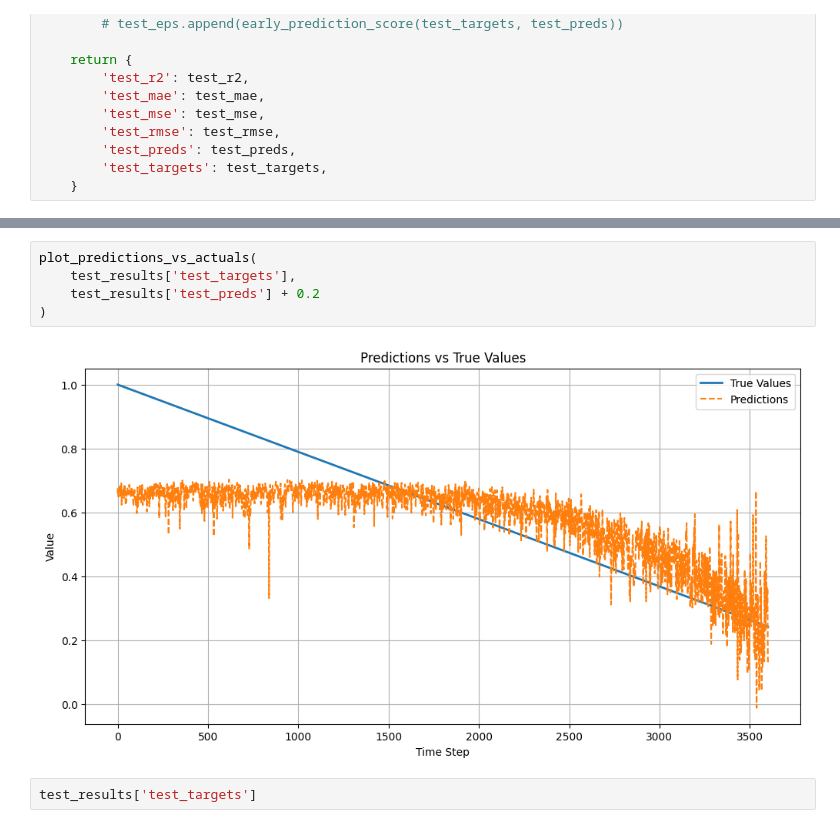
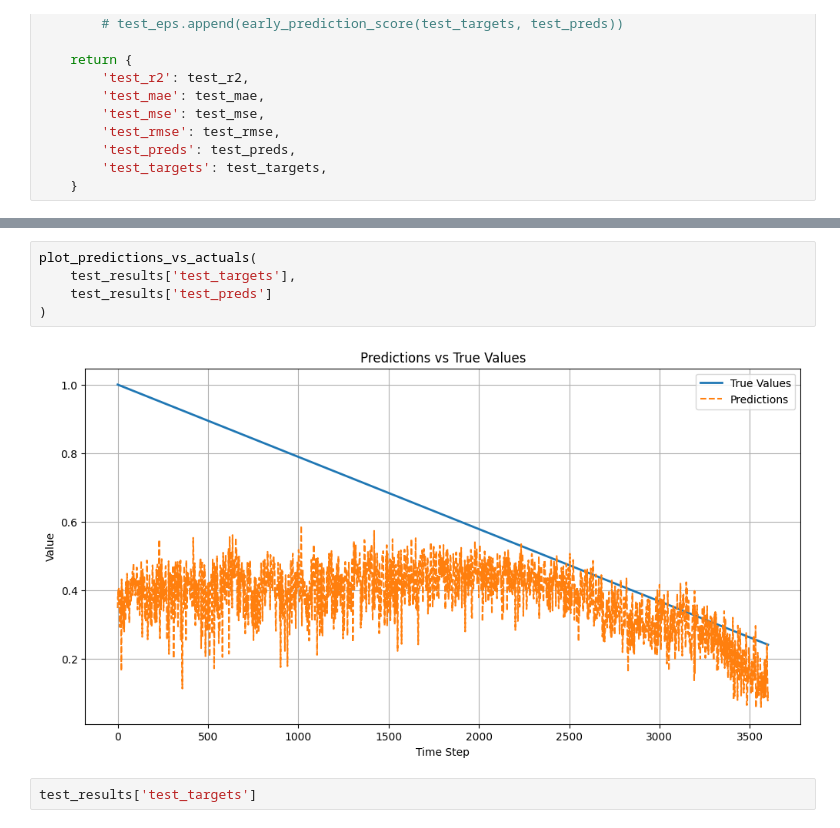
Before and after one commit to cntgfy90/bearing-rul, a Jupyter notebook: 1dcnn.ipynb, the cells around one changed output, grey strips where cells are left out. Drawn from its saved outputs; the diff is of its cells as text.

```diff
--- a/1dcnn.ipynb
+++ b/1dcnn.ipynb
@@ -562,10 +572,10 @@ test_results
 # %%
 plot_predictions_vs_actuals(
     test_results['test_targets'],
-    test_results['test_preds'] + 0.2
+    test_results['test_preds']
 )
 # %% [output]
-[figure, old version]
+[figure, new version]
 # %%
 test_results['test_targets']
 # %% [output]
```
Also changed, not shown: parts of 4 cells of this notebook.
